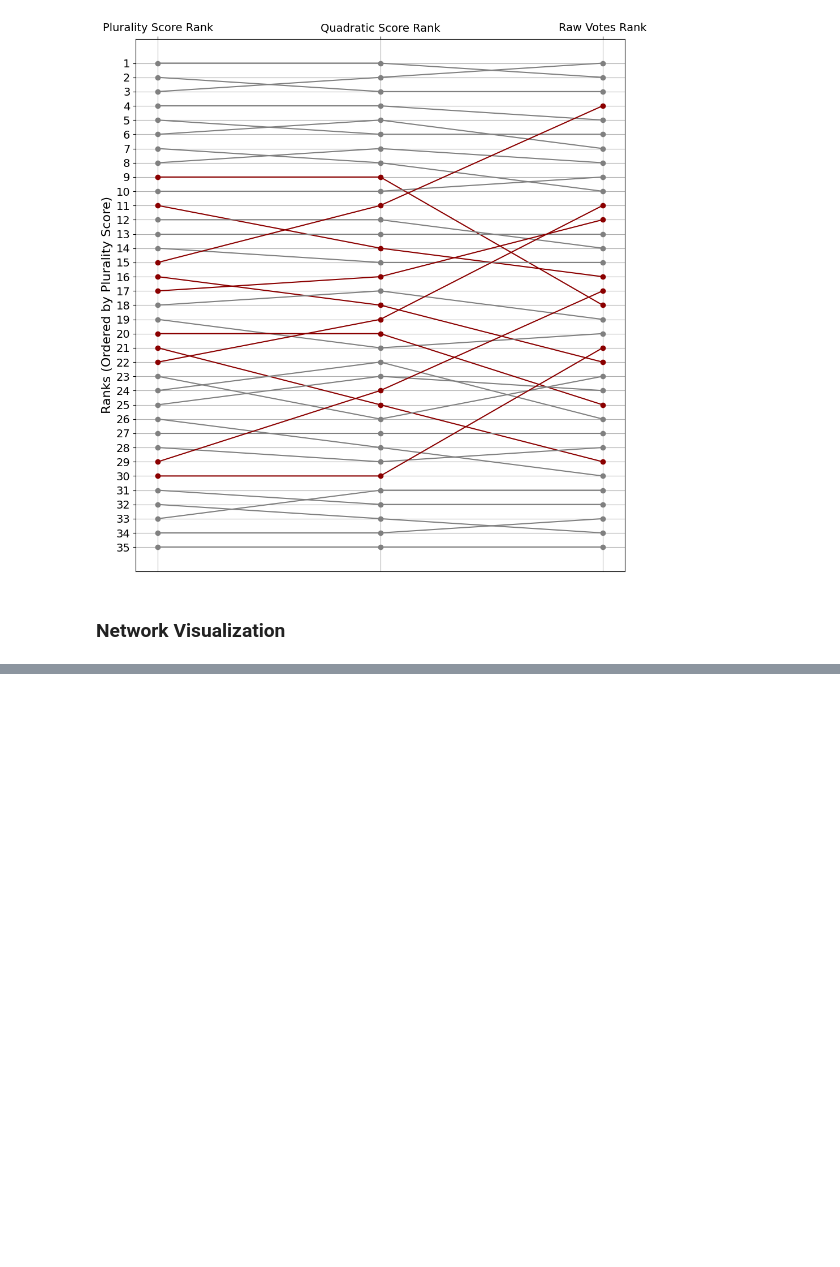
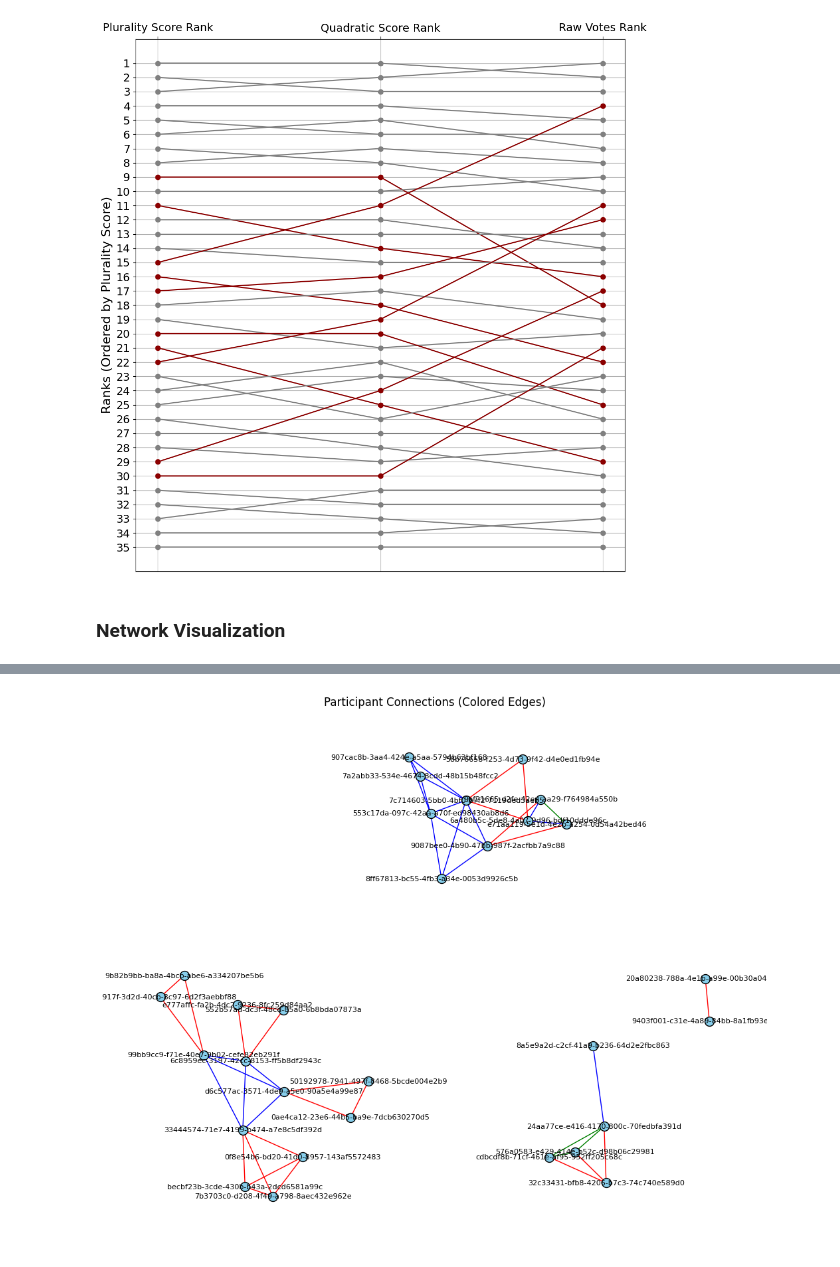
Before and after one commit to lexicongovernance/gov-research, a Jupyter notebook: berlin-analysis/analysis.ipynb, the cells around one changed output, grey strips where cells are left out. Cells and saved outputs as stored; diff of their text form; code cells hidden in the pictures; blank space fills up the shorter version.

```diff
--- a/berlin-analysis/analysis.ipynb
+++ b/berlin-analysis/analysis.ipynb
@@ -250,0 +418,32 @@ plt.savefig('plots-and-tables/participant_connections_plot.png')
+# %%
+import matplotlib.pyplot as plt
+import networkx as nx
+
+# Create an empty graph
+G2 = nx.Graph()
+
+# Add nodes from the DataFrame
+node_ids = set(edge_df_new['source']).union(set(edge_df_new['target']))
+G2.add_nodes_from(node_ids)
+
+# Add edges from the DataFrame
+for _, row in edge_df_new.iterrows():
+    G2.add_edge(row['source'], row['target'], edge_attribute=row['edge_attribute'])
+
+# Create a spring layout for positioning nodes
+pos = nx.spring_layout(G2, k=0.8, iterations=100, scale=2.0)
+
+# Create a colormap based on edge attributes
+edge_colors2 = []
+edge_color_map = {'affiliation': 'red', 'private': 'blue', 'both': 'green'}
+for edge in G2.edges():
+    edge_attribute = G2[edge[0]][edge[1]]['edge_attribute']
+    edge_colors2.append(edge_color_map[edge_attribute])
+
+# Draw the graph with colored edges
+plt.figure(figsize=(10, 8))
+nx.draw(G2, pos, with_labels=True, node_size=100, node_color='skyblue', edgecolors='black', font_size=8, edge_color=edge_colors2)
+plt.title('Participant Connections (Colored Edges)')
+plt.show()
+# %% [output]
+[figure, added]
```
Also changed, not shown: parts of 18 cells of this notebook.
